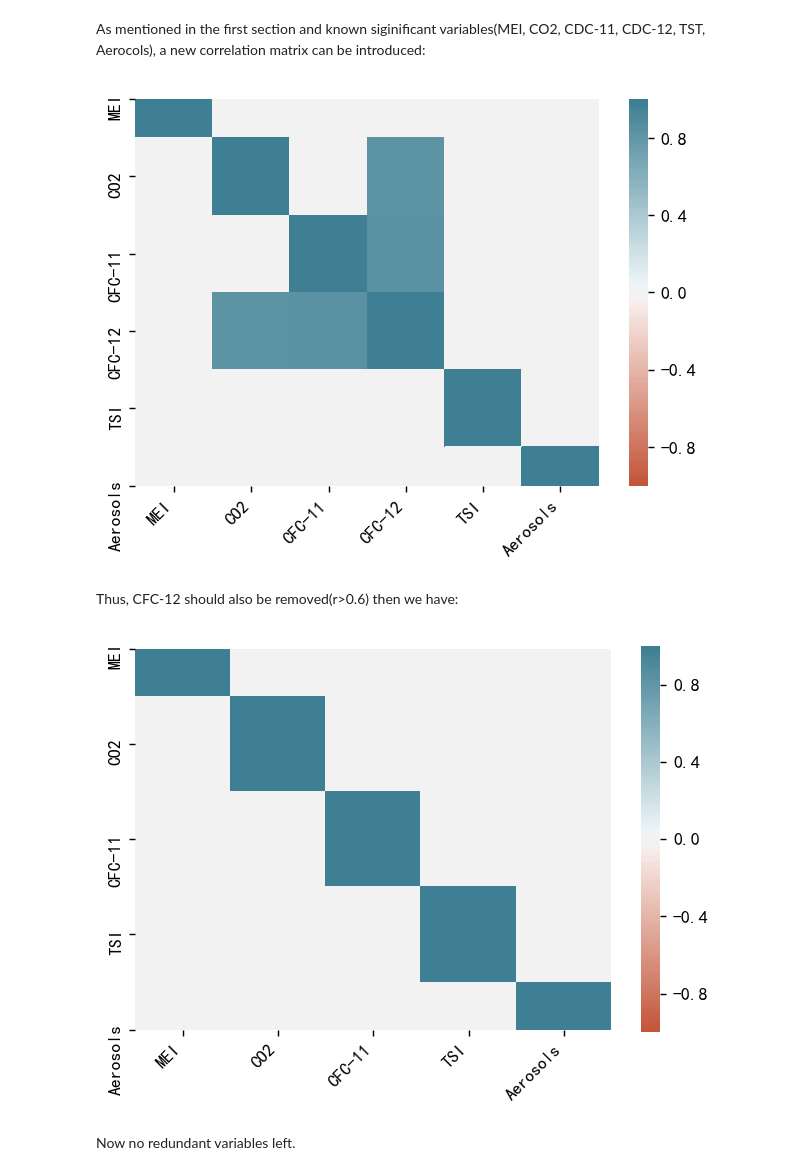
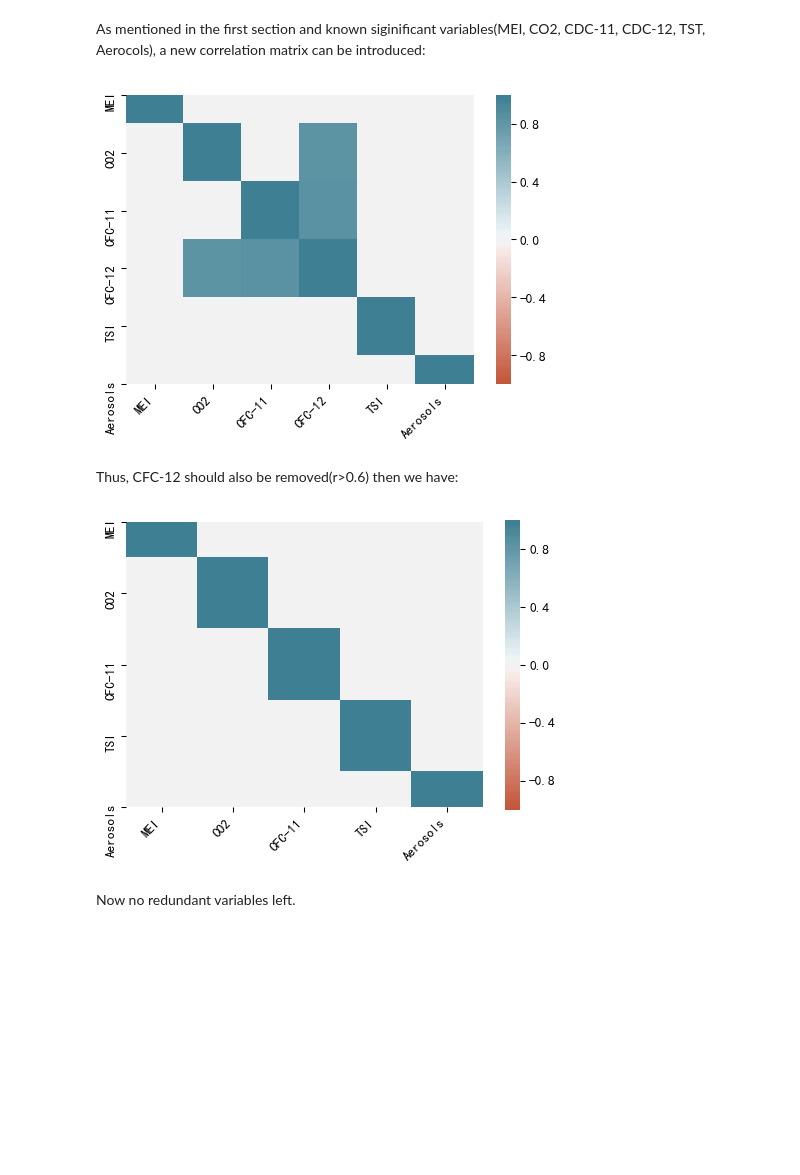
Before and after one commit to reycn/PHBS_BIGDATA_2019, a Jupyter notebook: Homework/Homework_2.ipynb, the cells around one changed output. Cells and saved outputs as stored; diff of their text form; code cells hidden in the pictures; blank space fills up the shorter version.

```diff
--- a/Homework/Homework_2.ipynb
+++ b/Homework/Homework_2.ipynb
@@ -779,28 +728,28 @@ As mentioned in the first section and known siginificant variables(MEI, CO2, CDC
 # %%
 corr = df1[['MEI', 'CO2', 'CFC-11', 'CFC-12', 'TSI', 'Aerosols' ]].corr()
 high_corr = corr[np.abs(corr) > 0.5].fillna(0)
 corr[np.abs(corr) > 0.6].fillna('')
-plt.figure(dpi=128)
+plt.figure(dpi=96)
 ax = sns.heatmap(
     high_corr,
     vmin=-1, vmax=1, center=0,
     cmap=sns.diverging_palette(20, 220, n=200),
     square=True
 )
 ax.set_xticklabels(
     ax.get_xticklabels(),
     rotation=45,
     horizontalalignment='right'
 );
 # %% [output]
-[figure, old version]
+[figure, new version]
 # %% [markdown]
 Thus, CFC-12 should also be removed(r>0.6) then we have:
 # %%
 corr = df1[['MEI', 'CO2', 'CFC-11', 'TSI', 'Aerosols' ]].corr()
 high_corr = corr[np.abs(corr) > 0.5].fillna(0)
 corr[np.abs(corr) > 0.6].fillna('')
-plt.figure(dpi=128)
+plt.figure(dpi=96)
 ax = sns.heatmap(
     high_corr,
     vmin=-1, vmax=1, center=0,
@@ -813,7 +762,7 @@ ax.set_xticklabels(
     horizontalalignment='right'
 );
 # %% [output]
-[figure, old version]
+[figure, new version]
 # %% [markdown]
 Now no redundant variables left.
 # %% [markdown]
```
Also changed, not shown: parts of 35 cells of this notebook, 7 other files.
